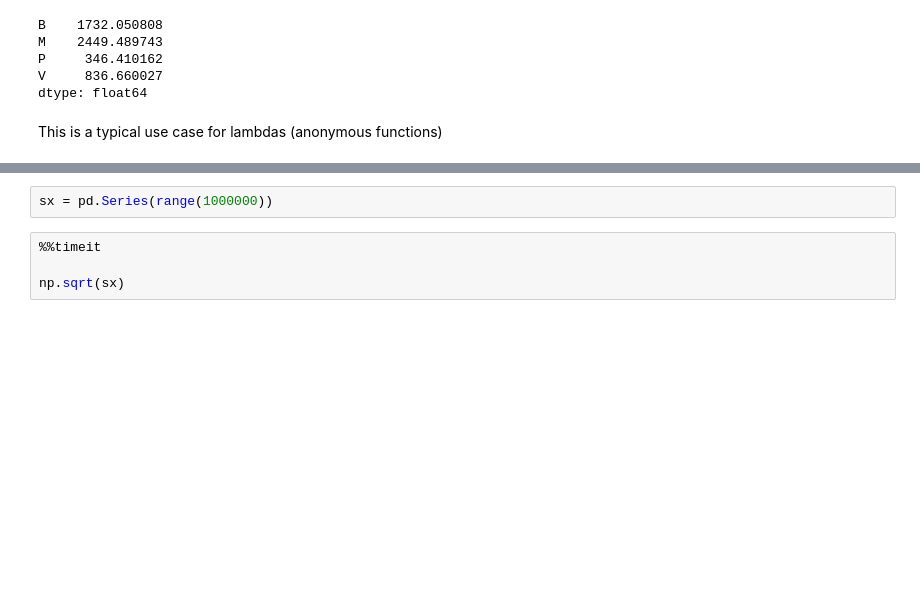
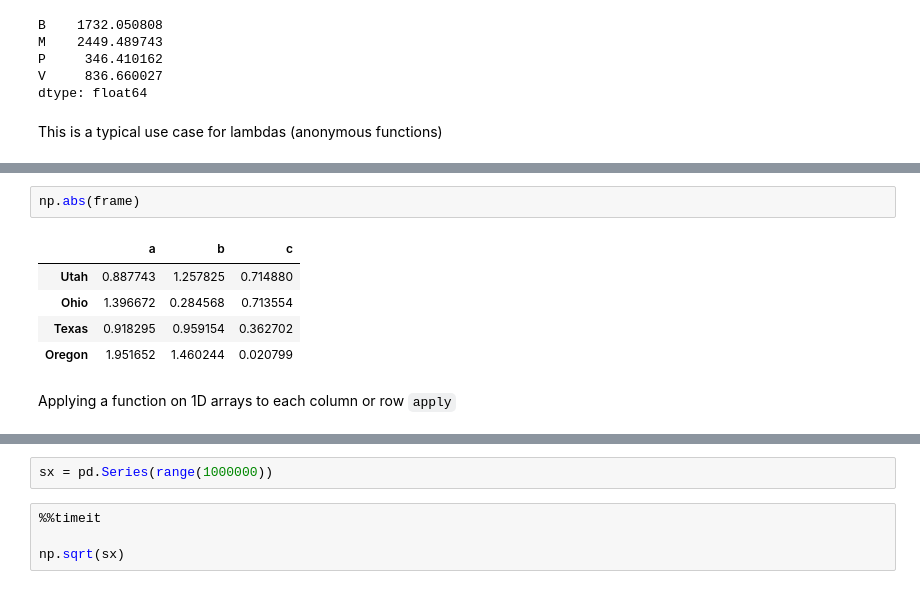
Before and after one commit to dan1dr/master_DS, a Jupyter notebook: Python/7.Intro_Pandas..ipynb, the cells around one changed output, grey strips where cells are left out. Saved outputs shown, nothing was run; the diff lists cells and outputs as text; blank space fills up the shorter version.

```diff
--- a/Python/7.Intro_Pandas..ipynb
+++ b/Python/7.Intro_Pandas..ipynb
@@ -750,0 +798,10 @@ df.applymap(type)
+# %%
+np.abs(frame)
+# %% [output]
+|  | a | b | c |
+| Utah | 0.887743 | 1.257825 | 0.714880 |
+| Ohio | 1.396672 | 0.284568 | 0.713554 |
+| Texas | 0.918295 | 0.959154 | 0.362702 |
+| Oregon | 1.951652 | 1.460244 | 0.020799 |
+# %% [markdown]
+Applying a function on 1D arrays to each column or row `apply`
```
Also changed, not shown: parts of 54 cells of this notebook.
